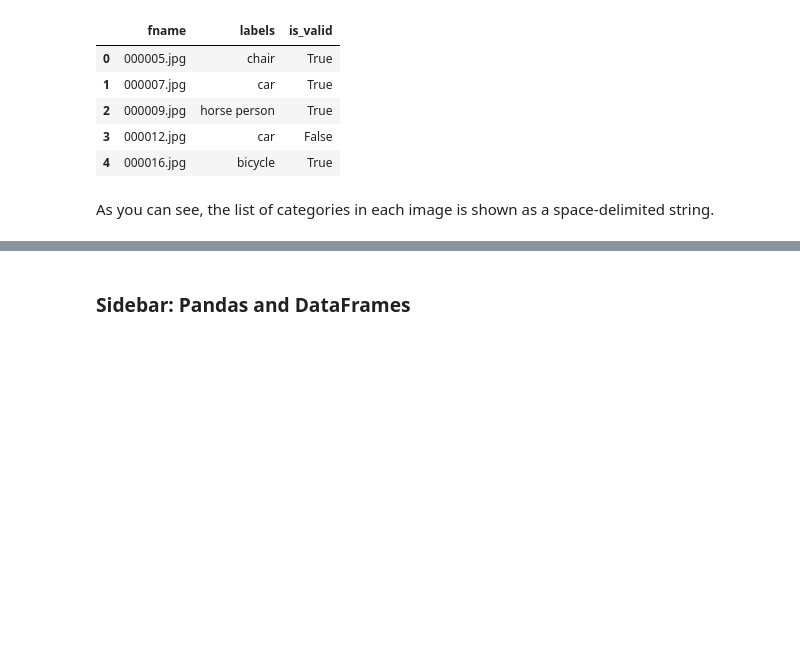
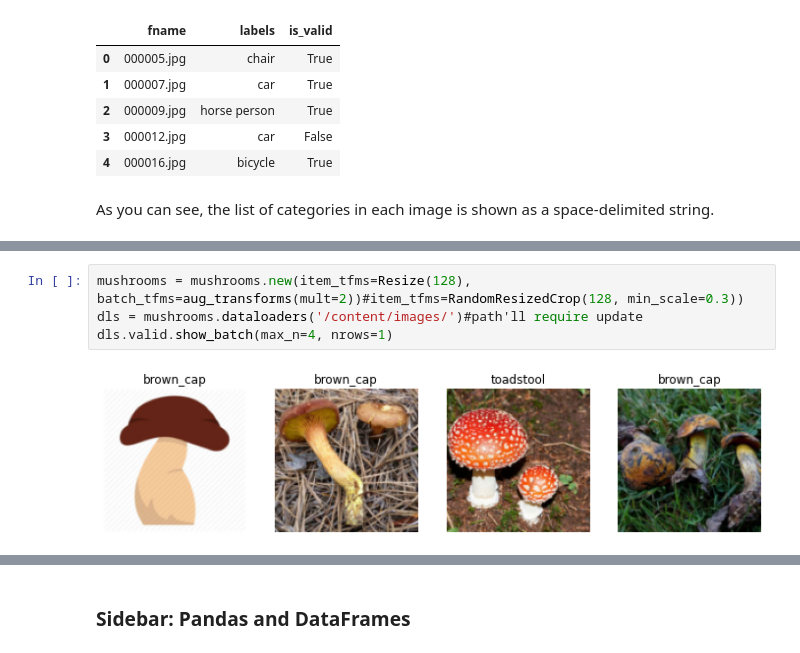
Before and after one commit to GrueneKatze/FastAI4, a Jupyter notebook: FastAI_06_multicat.ipynb, the cells around one changed output, grey strips where cells are left out. Drawn from its saved outputs; the diff is of its cells as text; blank space fills up the shorter version.

```diff
--- a/FastAI_06_multicat.ipynb
+++ b/FastAI_06_multicat.ipynb
@@ -62,0 +109,6 @@ As you can see, the list of categories in each image is shown as a space-delimit
+# %%
+mushrooms = mushrooms.new(item_tfms=Resize(128), batch_tfms=aug_transforms(mult=2))#item_tfms=RandomResizedCrop(128, min_scale=0.3))
+dls = mushrooms.dataloaders('/content/images/')#path'll require update
+dls.valid.show_batch(max_n=4, nrows=1)
+# %% [output]
+[figure, added]
```
Also changed, not shown: parts of 11 cells of this notebook.
